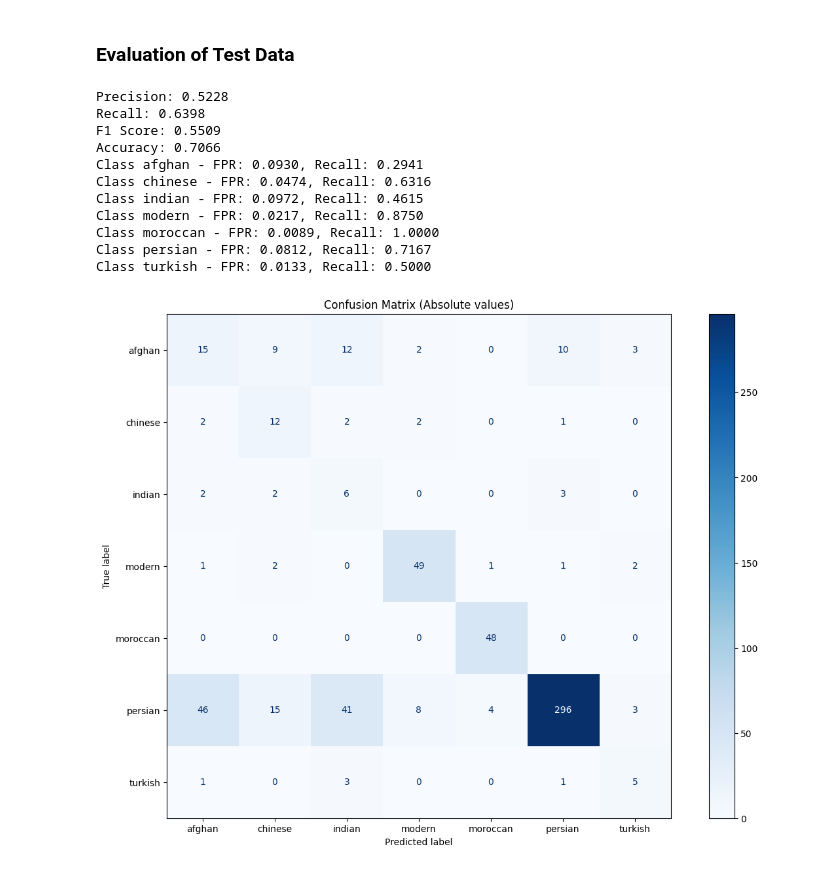
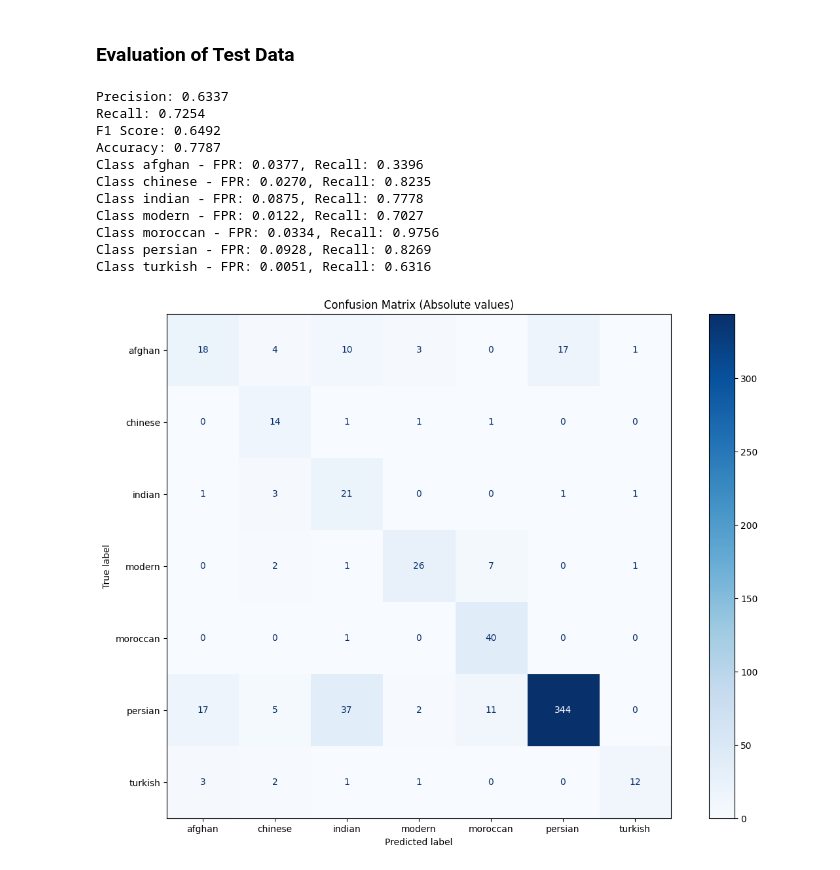
Before and after one commit to jakeson99/rugai, a Jupyter notebook: notebooks/model_training_workflow.ipynb, the cells around one changed output. Saved outputs shown, nothing was run; the diff lists cells and outputs as text; code cells hidden in the pictures.

```diff
--- a/notebooks/model_training_updated.ipynb
+++ b/notebooks/model_training_workflow.ipynb
@@ -724,3 +722,6 @@ device = (
     if torch.backends.mps.is_available()
     else "cpu"
 )
+
+
+model.load_state_dict(torch.load("model/weights/ImprovedCNN_20241126_070802_best.h5", map_location=device))
@@ -828,6 +852,9 @@ def get_predictions(model, dataloader, device):
     model.eval()
     all_preds = []
     all_labels = []
+    misclassified_images = []
+    misclassified_labels = []
+    misclassified_preds = []
     with torch.no_grad():
         for images, labels in dataloader:
             images, labels = images.to(device), labels.to(device)
@@ -835,13 +862,33 @@ def get_predictions(model, dataloader, device):
             _, preds = torch.max(outputs, 1)
             all_preds.append(preds.cpu().numpy())
             all_labels.append(labels.cpu().numpy())
+
+            # Identify misclassified images
+            misclassified_idx = (preds != labels).nonzero().flatten()
+            if misclassified_idx.numel():  # If there are misclassified images
+                misclassified_images.append(images[misclassified_idx].cpu().numpy())
+                misclassified_labels.append(labels[misclassified_idx].cpu().numpy())
+                misclassified_preds.append(preds[misclassified_idx].cpu().numpy())
+
     all_preds = np.concatenate(all_preds)
     all_labels = np.concatenate(all_labels)
-    return all_preds, all_labels
+    return (
+        all_preds,
+        all_labels,
+        misclassified_images,
+        misclassified_labels,
+        misclassified_preds,
+    )
 
 
 # Generate predictions
-all_preds, all_labels = get_predictions(model, test_dataloader, device)
+(
+    all_preds,
+    all_labels,
+    misclassified_images,
+    misclassified_labels,
+    misclassified_preds,
+) = get_predictions(model, test_dataloader, device)
 
 # Calculate precision, recall, and f1 scores
 precision = precision_score(all_labels, all_preds, average="macro")
@@ -854,45 +901,45 @@ print(f"Recall: {recall:.4f}")
 print(f"F1 Score: {f1:.4f}")
 print(f"Accuracy: {accuracy:.4f}")
 
 # create confusion matrix
 cm = confusion_matrix(all_labels, all_preds)
 
 # Calculate False Positive Rate for each class
 FP = cm.sum(axis=0) - np.diag(cm)
 FN = cm.sum(axis=1) - np.diag(cm)
 TP = np.diag(cm)
 TN = cm.sum() - (FP + FN + TP)
 
 # False Positive Rate: FP / (FP + TN)
 FPR = FP / (FP + TN)
 
 # Recall: TP / (TP + FN)
 Recall = TP / (TP + FN)
 
 for i, fpr in enumerate(FPR):
     class_name = list(class_to_idx.keys())[i]
     print(f"Class {class_name} - FPR: {FPR[i]:.4f}, Recall: {Recall[i]:.4f}")
 
 disp = ConfusionMatrixDisplay(
     confusion_matrix=cm, display_labels=list(class_to_idx.keys())
 )
 fig, ax = plt.subplots(figsize=(15, 10))
 disp.plot(cmap=plt.cm.Blues, ax=ax)
 plt.title("Confusion Matrix (Absolute values)")
 plt.show()
 # %% [output]
-Precision: 0.5228
-Recall: 0.6398
-F1 Score: 0.5509
-Accuracy: 0.7066
-Class afghan - FPR: 0.0930, Recall: 0.2941
-Class chinese - FPR: 0.0474, Recall: 0.6316
-Class indian - FPR: 0.0972, Recall: 0.4615
-Class modern - FPR: 0.0217, Recall: 0.8750
-Class moroccan - FPR: 0.0089, Recall: 1.0000
-Class persian - FPR: 0.0812, Recall: 0.7167
-Class turkish - FPR: 0.0133, Recall: 0.5000
+Precision: 0.6337
+Recall: 0.7254
+F1 Score: 0.6492
+Accuracy: 0.7787
+Class afghan - FPR: 0.0377, Recall: 0.3396
+Class chinese - FPR: 0.0270, Recall: 0.8235
+Class indian - FPR: 0.0875, Recall: 0.7778
+Class modern - FPR: 0.0122, Recall: 0.7027
+Class moroccan - FPR: 0.0334, Recall: 0.9756
+Class persian - FPR: 0.0928, Recall: 0.8269
+Class turkish - FPR: 0.0051, Recall: 0.6316
-[figure, old version]
+[figure, new version]
 # %%
 cm_normalized = cm.astype("float") / cm.sum(axis=1)[:, np.newaxis]
 
```
Also changed, not shown: parts of 9 cells of this notebook.
